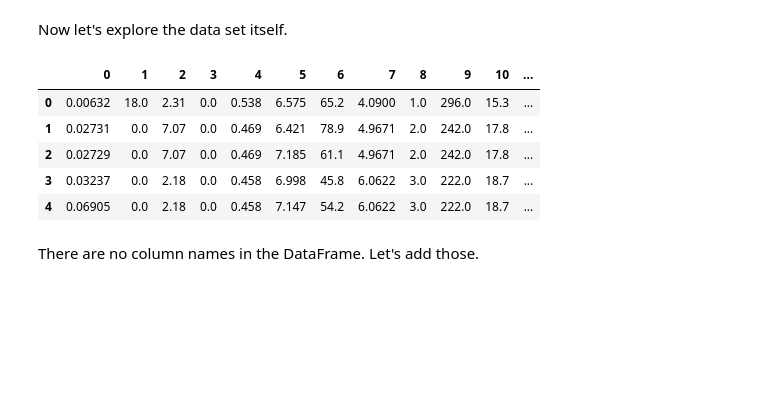
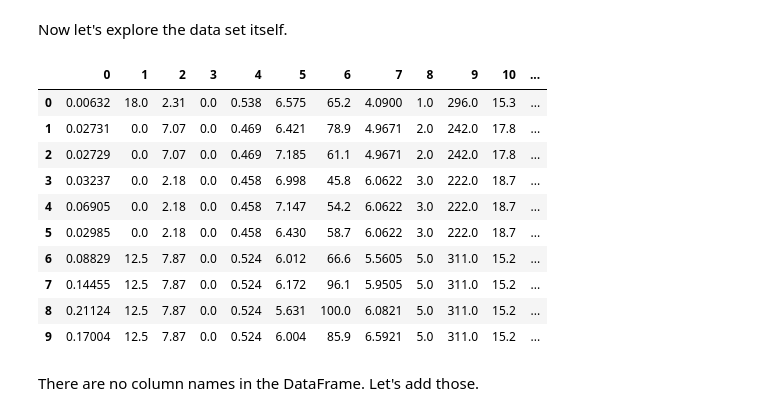
Before and after one commit to achanblard/2015lab4, a Jupyter notebook: Lab4-stats.ipynb, the cells around one changed output. Saved outputs shown, nothing was run; the diff lists cells and outputs as text; code cells hidden in the pictures; blank space fills up the shorter version.

```diff
--- a/Lab4-stats.ipynb
+++ b/Lab4-stats.ipynb
@@ -182,14 +182,19 @@ Data Set Characteristics:
 Now let's explore the data set itself.
 # %%
 bos = pd.DataFrame(boston.data)
-bos.head()
+bos.head(10)
 # %% [output]
 |  | 0 | 1 | 2 | 3 | 4 | 5 | 6 | 7 | 8 | 9 | 10 | ... |
 | 0 | 0.00632 | 18.0 | 2.31 | 0.0 | 0.538 | 6.575 | 65.2 | 4.0900 | 1.0 | 296.0 | 15.3 | ... |
 | 1 | 0.02731 | 0.0 | 7.07 | 0.0 | 0.469 | 6.421 | 78.9 | 4.9671 | 2.0 | 242.0 | 17.8 | ... |
 | 2 | 0.02729 | 0.0 | 7.07 | 0.0 | 0.469 | 7.185 | 61.1 | 4.9671 | 2.0 | 242.0 | 17.8 | ... |
 | 3 | 0.03237 | 0.0 | 2.18 | 0.0 | 0.458 | 6.998 | 45.8 | 6.0622 | 3.0 | 222.0 | 18.7 | ... |
 | 4 | 0.06905 | 0.0 | 2.18 | 0.0 | 0.458 | 7.147 | 54.2 | 6.0622 | 3.0 | 222.0 | 18.7 | ... |
+| 5 | 0.02985 | 0.0 | 2.18 | 0.0 | 0.458 | 6.430 | 58.7 | 6.0622 | 3.0 | 222.0 | 18.7 | ... |
+| 6 | 0.08829 | 12.5 | 7.87 | 0.0 | 0.524 | 6.012 | 66.6 | 5.5605 | 5.0 | 311.0 | 15.2 | ... |
+| 7 | 0.14455 | 12.5 | 7.87 | 0.0 | 0.524 | 6.172 | 96.1 | 5.9505 | 5.0 | 311.0 | 15.2 | ... |
+| 8 | 0.21124 | 12.5 | 7.87 | 0.0 | 0.524 | 5.631 | 100.0 | 6.0821 | 5.0 | 311.0 | 15.2 | ... |
+| 9 | 0.17004 | 12.5 | 7.87 | 0.0 | 0.524 | 6.004 | 85.9 | 6.5921 | 5.0 | 311.0 | 15.2 | ... |
 # %% [markdown]
 There are no column names in the DataFrame. Let's add those.
 # %%
```
Also changed, not shown: parts of 31 cells of this notebook.
